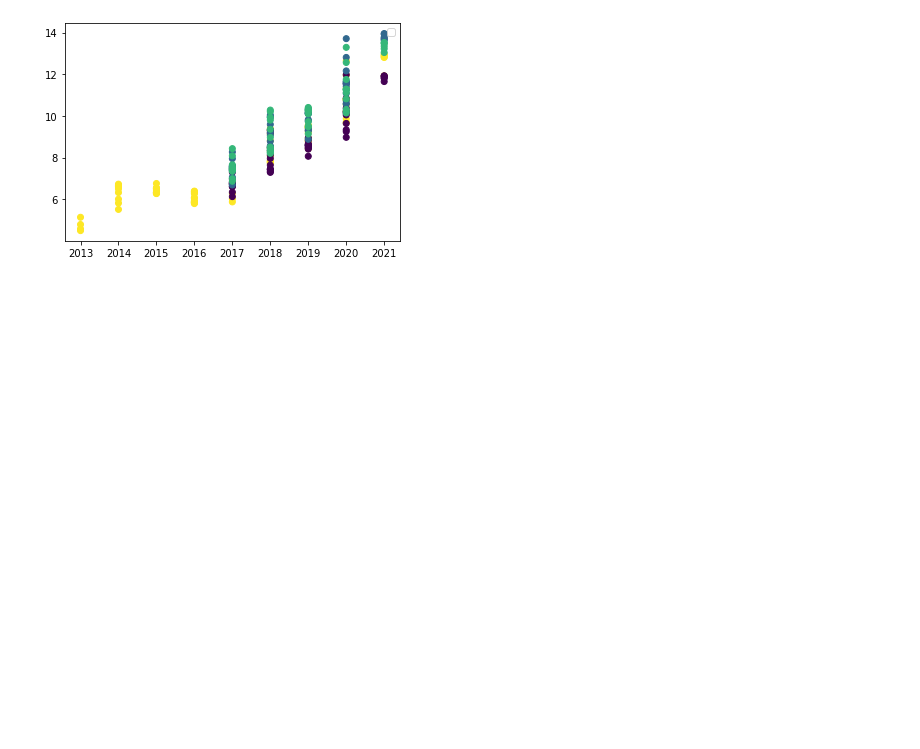
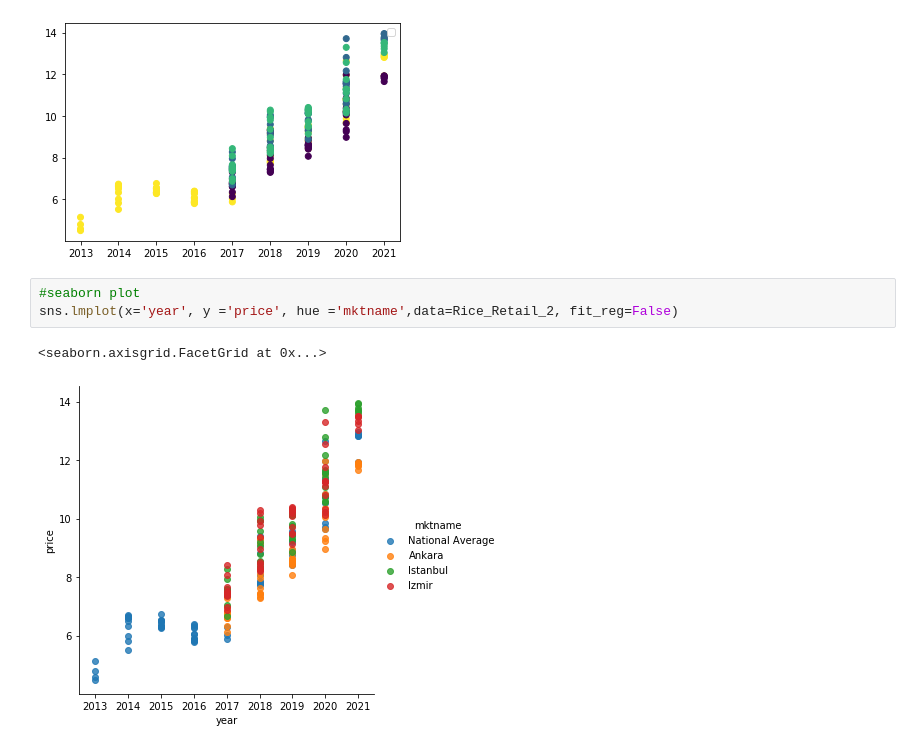
Before and after one commit to nghn/pandas_learning, a Jupyter notebook: Turkey Food Price.ipynb, the cells around one changed output. Drawn from its saved outputs; the diff is of its cells as text; blank space fills up the shorter version.

```diff
--- a/Turkey Food Price.ipynb
+++ b/Turkey Food Price.ipynb
@@ -84,3 +97,9 @@ plt.legend()
 No handles with labels found to put in legend.
 <matplotlib.legend.Legend at 0x...>
 [figure]
+# %%
+#seaborn plot
+sns.lmplot(x='year', y ='price', hue ='mktname',data=Rice_Retail_2, fit_reg=False)
+# %% [output]
+<seaborn.axisgrid.FacetGrid at 0x...>
+[figure, added]
```
Also changed, not shown: parts of 18 cells of this notebook.
